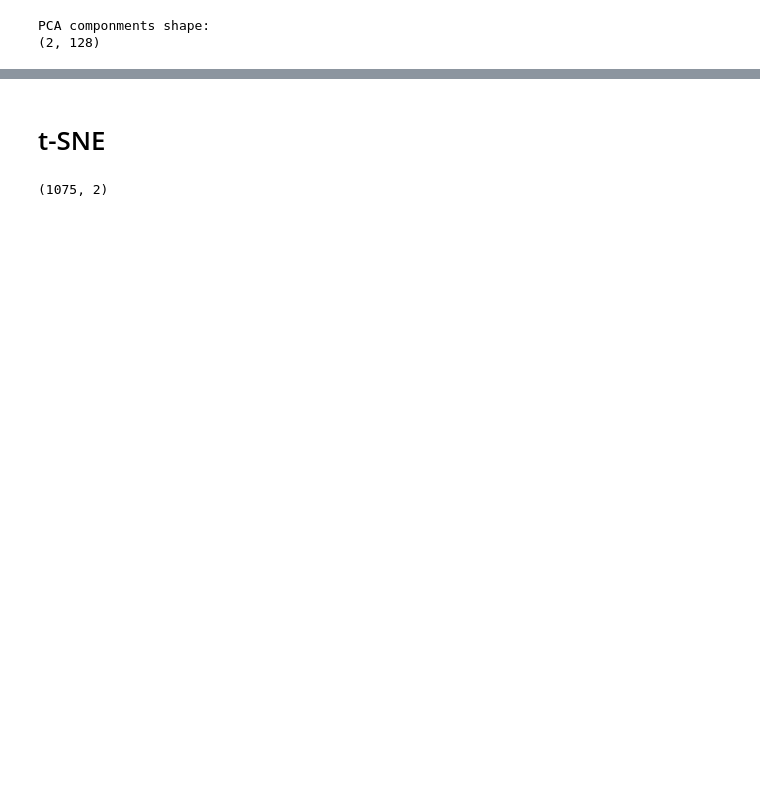
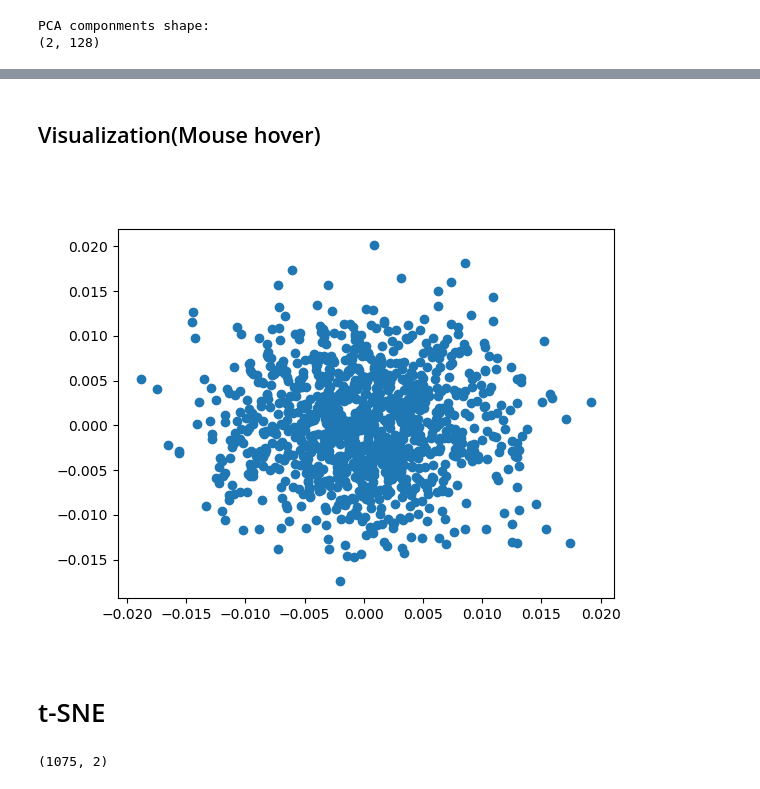
Before and after one commit to spec2/ThesisVisualizationTools, a Jupyter notebook: anthology_2022/main.ipynb, the cells around one changed output, grey strips where cells are left out. Cells and saved outputs as stored; diff of their text form; code cells hidden in the pictures; blank space fills up the shorter version.

```diff
--- a/anthology_2022/main.ipynb
+++ b/anthology_2022/main.ipynb
@@ -75,6 +78,7 @@ with open("anthology_abstracts_modified2022.bib.pkl", "rb") as f:
 # %%
 anthology2022_pd = (pd.DataFrame(anthology2022.entries))
 anthology2022_pd = anthology2022_pd[(anthology2022_pd["ENTRYTYPE"]  == "inproceedings") & (anthology2022_pd["publisher"] == "Association for Computational Linguistics")]
+title_list = anthology2022_pd['title'].values
 anthology2022_pd.iloc[0:3]
 # %% [output]
 |  | url | publisher | address | year | month | editor | title | ENTRYTYPE | ID | abstract | ... |
@@ -191,3 +193,19 @@ Text(0.5, 0, 'Feature')
+# %% [markdown]
+## Visualization(Mouse hover)
+# %%
+fig, ax = plt.subplots()
+sc = ax.scatter(x_pcx[:, 0], x_pcx[:, 1])
+# by default the tooltip is displayed "onclick"
+# we can change it by setting hover to True
+cursor = mplcursors.cursor(sc, hover=True)
+# by default the annotation displays the xy positions
+# this is to change it to the countries name
+@cursor.connect("add")
+def on_add(sel):
+    sel.annotation.set(text=title_list[sel.target.index])
+plt.show()
+# %% [output]
+[figure, added]
 # %% [markdown]
 # t-SNE
 # %%
```
Also changed, not shown: parts of 7 cells of this notebook, 1 other file.
